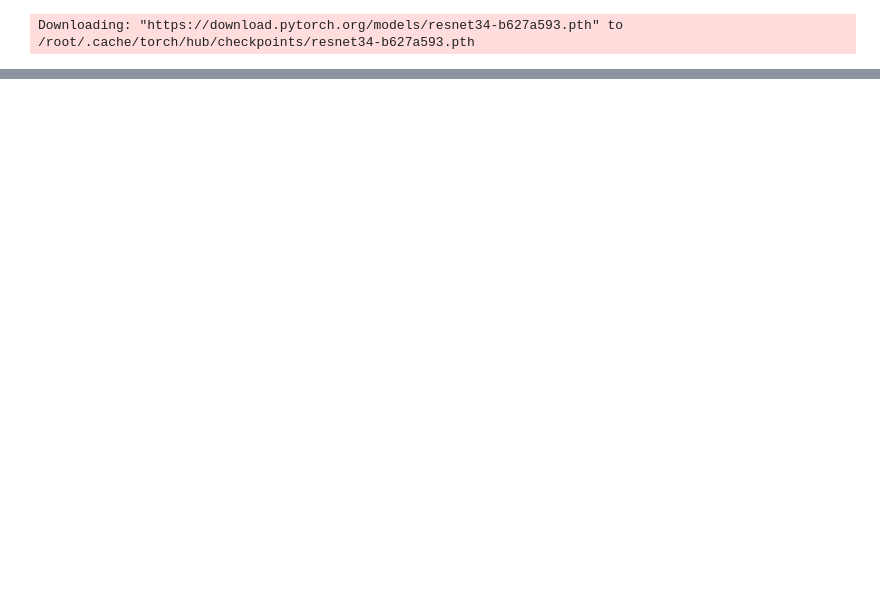
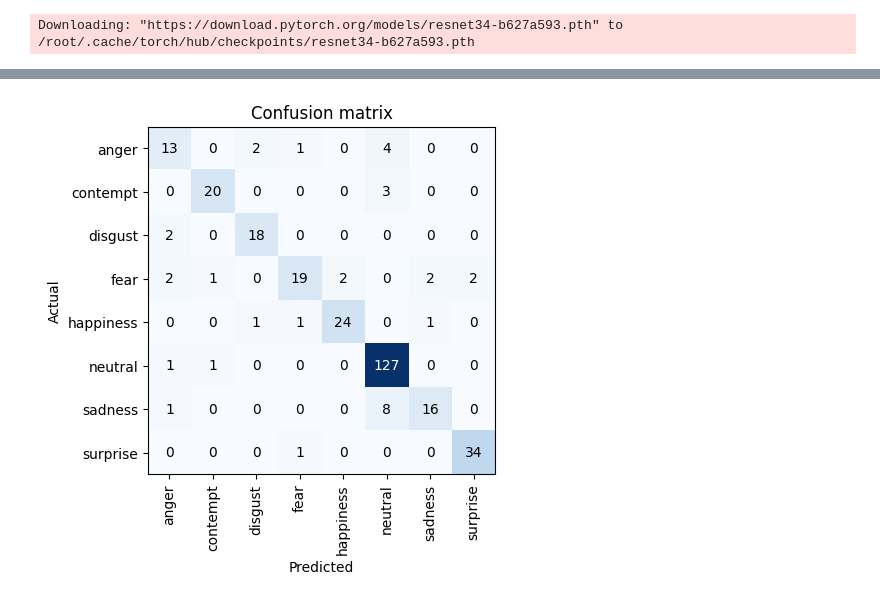
Before and after one commit to Markustho/Facialscan, a Jupyter notebook: ansikt.ipynb, the cells around one changed output, grey strips where cells are left out. Saved outputs shown, nothing was run; the diff lists cells and outputs as text; code cells hidden in the pictures; blank space fills up the shorter version.

Commit message:
Kaggle Notebook | ansikt | Version 17

```diff
--- a/ansikt.ipynb
+++ b/ansikt.ipynb
@@ -245,0 +148,4 @@ Probabilities: tensor([1.2084e-01, 7.1674e-02, 5.7961e-03, 3.2218e-04, 3.3232e-0
+# %%
+dls = ansikt.dataloaders(DATA, bs=64)
+# %%
+learn = vision_learner(dls, resnet18, metrics=error_rate)
@@ -249,0 +179,3 @@ interp.plot_top_losses(6)
+# %%
+interp.plot_confusion_matrix()
+# %% [output]
@@ -249,0 +183 @@ interp.plot_top_losses(6)
+[figure, added]
```
Also changed, not shown: parts of 37 cells of this notebook.
